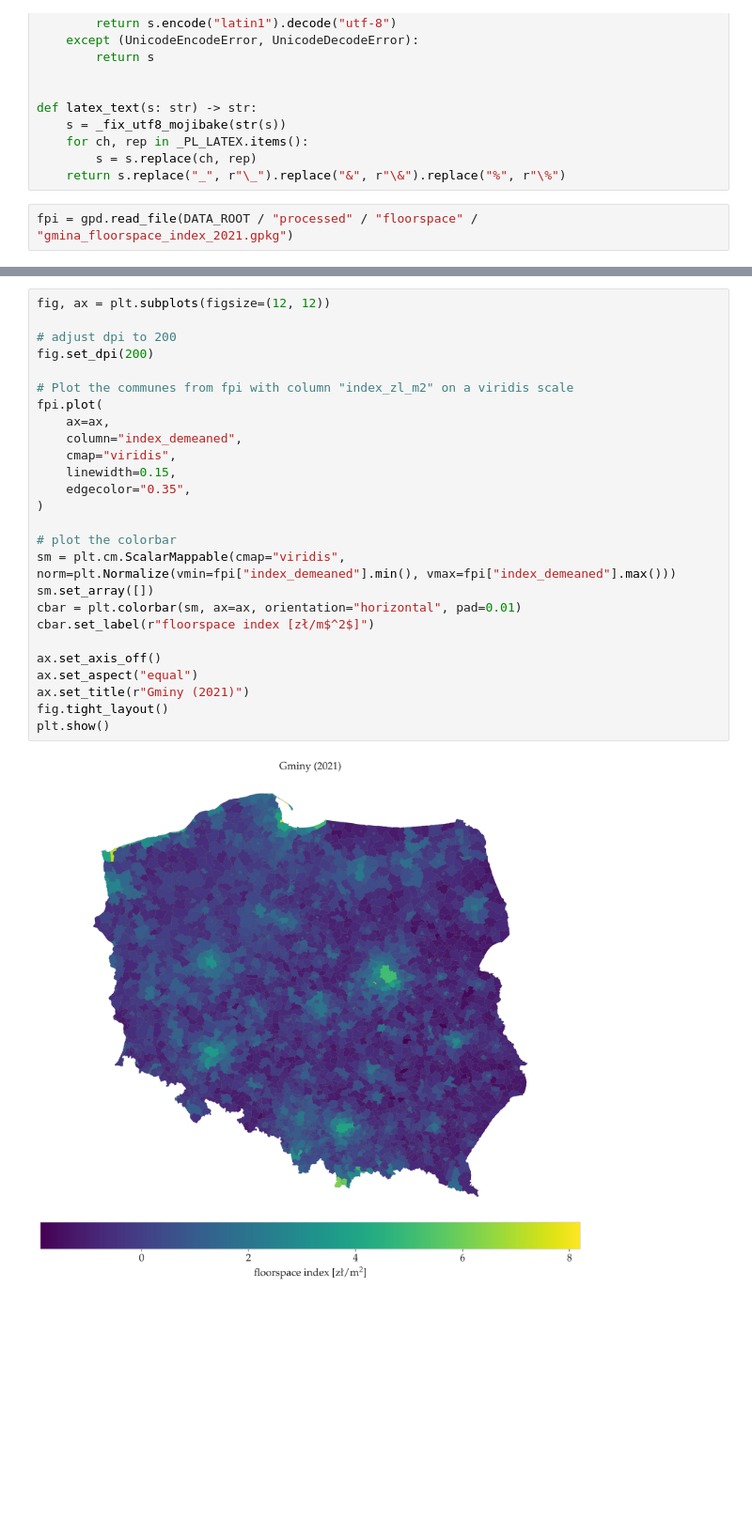
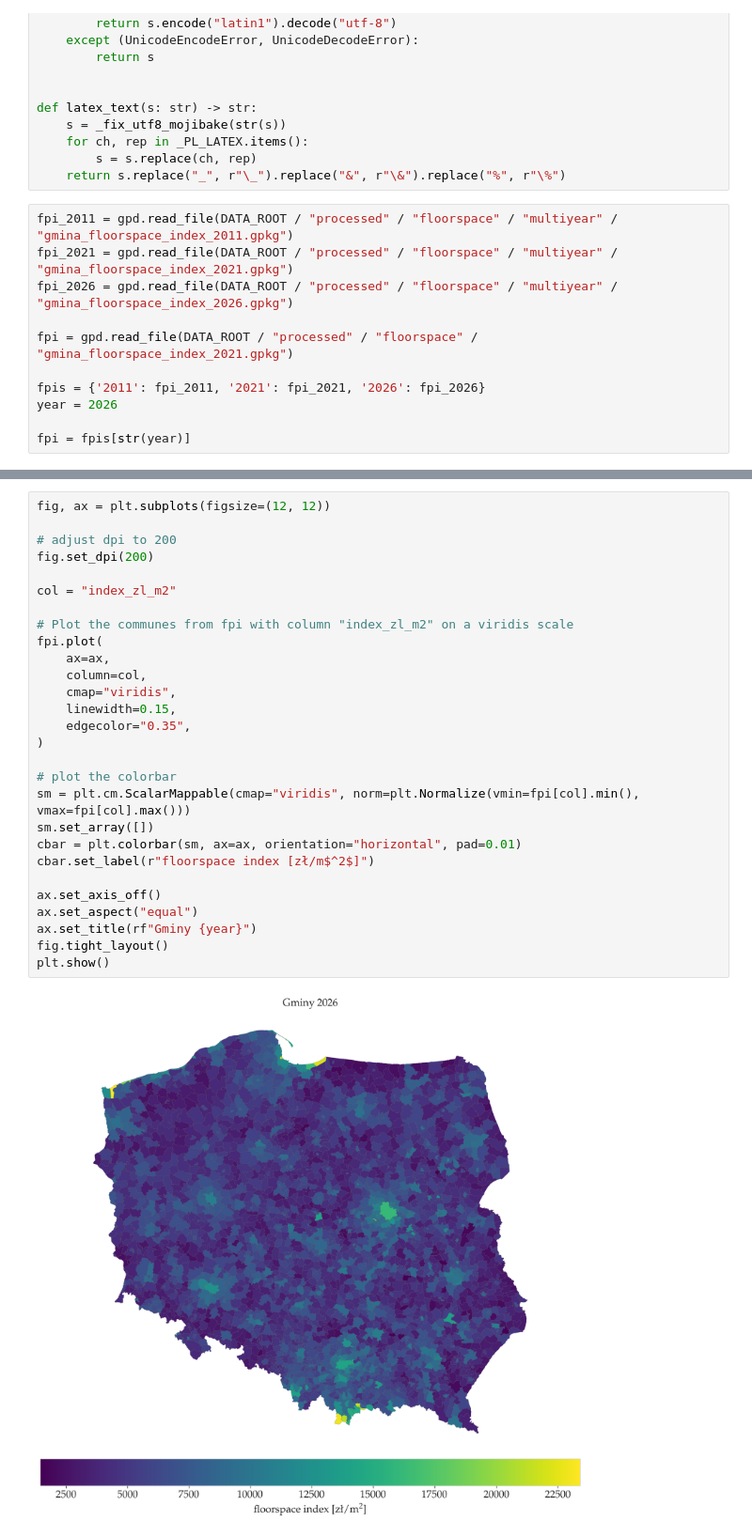
Before and after one commit to jendrkk/QSE-Poland-paper, a Jupyter notebook: notebooks/04_hedonic_floorspace.ipynb, the cells around one changed output, grey strips where cells are left out. Shown at 94% size. Cells and saved outputs as stored; diff of their text form; blank space fills up the shorter version.

```diff
--- a/notebooks/04_hedonic_floorspace.ipynb
+++ b/notebooks/04_hedonic_floorspace.ipynb
@@ -83,4 +83,13 @@ def latex_text(s: str) -> str:
         s = s.replace(ch, rep)
     return s.replace("_", r"\_").replace("&", r"\&").replace("%", r"\%")
 # %%
+fpi_2011 = gpd.read_file(DATA_ROOT / "processed" / "floorspace" / "multiyear" / "gmina_floorspace_index_2011.gpkg")
+fpi_2021 = gpd.read_file(DATA_ROOT / "processed" / "floorspace" / "multiyear" / "gmina_floorspace_index_2021.gpkg")
+fpi_2026 = gpd.read_file(DATA_ROOT / "processed" / "floorspace" / "multiyear" / "gmina_floorspace_index_2026.gpkg")
+
 fpi = gpd.read_file(DATA_ROOT / "processed" / "floorspace" / "gmina_floorspace_index_2021.gpkg")
+
+fpis = {'2011': fpi_2011, '2021': fpi_2021, '2026': fpi_2026}
+year = 2026
+
+fpi = fpis[str(year)]
@@ -106,28 +122,30 @@ fpi.head(10)
 # %%
 fig, ax = plt.subplots(figsize=(12, 12))
 
 # adjust dpi to 200
 fig.set_dpi(200)
 
+col = "index_zl_m2"
+
 # Plot the communes from fpi with column "index_zl_m2" on a viridis scale
 fpi.plot(
     ax=ax,
-    column="index_demeaned",
+    column=col,
     cmap="viridis",
     linewidth=0.15,
     edgecolor="0.35",
 )
 
 # plot the colorbar
-sm = plt.cm.ScalarMappable(cmap="viridis", norm=plt.Normalize(vmin=fpi["index_demeaned"].min(), vmax=fpi["index_demeaned"].max()))
+sm = plt.cm.ScalarMappable(cmap="viridis", norm=plt.Normalize(vmin=fpi[col].min(), vmax=fpi[col].max()))
 sm.set_array([])
 cbar = plt.colorbar(sm, ax=ax, orientation="horizontal", pad=0.01)
 cbar.set_label(r"floorspace index [zł/m$^2$]")
 
 ax.set_axis_off()
 ax.set_aspect("equal")
-ax.set_title(r"Gminy (2021)")
+ax.set_title(rf"Gminy {year}")
 fig.tight_layout()
 plt.show()
 # %% [output]
-[figure, old version]
+[figure, new version]
```
Also changed, not shown: parts of 4 cells of this notebook, 1 other file.
